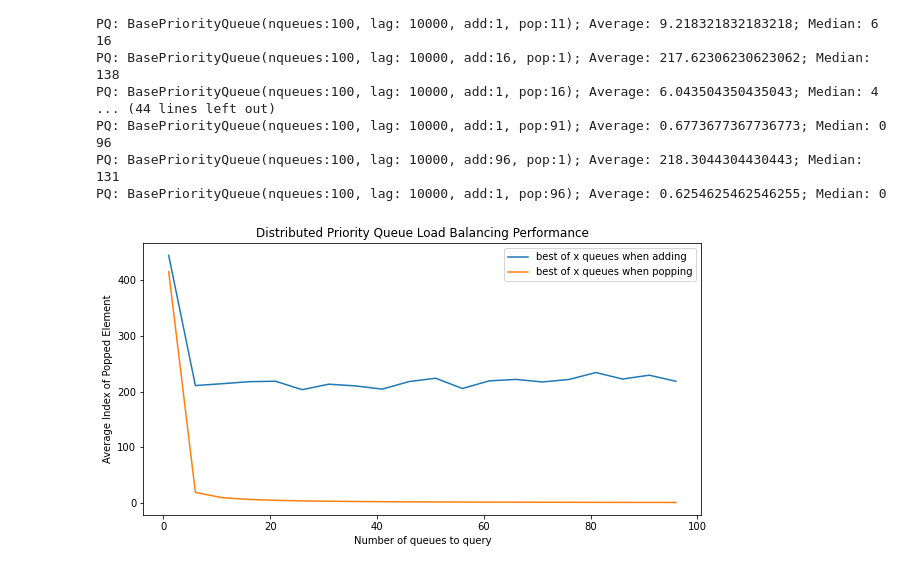
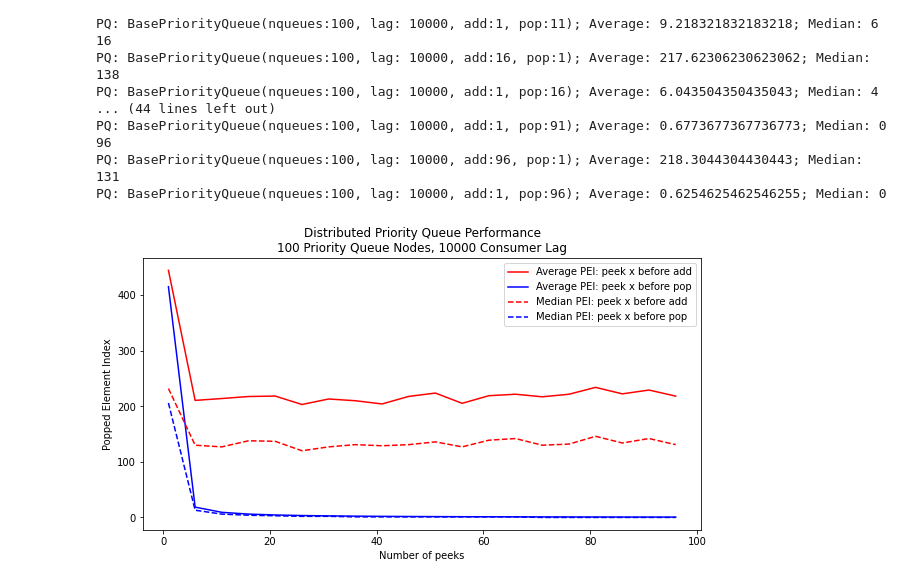
Before and after one commit to bslin/distributed-pq, a Jupyter notebook: simulation/src/simulator.ipynb, the cells around one changed output. Drawn from its saved outputs; the diff is of its cells as text; code cells hidden in the pictures.

```diff
--- a/simulation/src/simulator.ipynb
+++ b/simulation/src/simulator.ipynb
@@ -198,13 +207,16 @@ PQ: BasePriorityQueue(nqueues:100, lag: 10000, add:1, pop:91); Average: 0.677367
 PQ: BasePriorityQueue(nqueues:100, lag: 10000, add:96, pop:1); Average: 218.3044304430443; Median: 131
 PQ: BasePriorityQueue(nqueues:100, lag: 10000, add:1, pop:96); Average: 0.6254625462546255; Median: 0
 # %%
-plt.plot(x_list, average1_list, label="best of x queues when adding")
-plt.plot(x_list, average2_list, label="best of x queues when popping")
+plt.plot(x_list, average1_list, 'r-', label="Average PEI: peek x before add")
+plt.plot(x_list, average2_list, 'b-', label="Average PEI: peek x before pop")
+plt.plot(x_list, median1_list, 'r--', label="Median PEI: peek x before add")
+plt.plot(x_list, median2_list, 'b--', label="Median PEI: peek x before pop")
+
 plt.legend()
-plt.title("Distributed Priority Queue Load Balancing Performance")
-plt.xlabel("Number of queues to query")
-plt.ylabel("Average Index of Popped Element")
+plt.title("Distributed Priority Queue Performance\n100 Priority Queue Nodes, 10000 Consumer Lag")
+plt.xlabel("Number of peeks")
+plt.ylabel("Popped Element Index")
 plt.rcParams['figure.figsize'] = [10, 5]
 plt.show()
 # %% [output]
-[figure, old version]
+[figure, new version]
```
Also changed, not shown: parts of 2 cells of this notebook, 1 other file.
